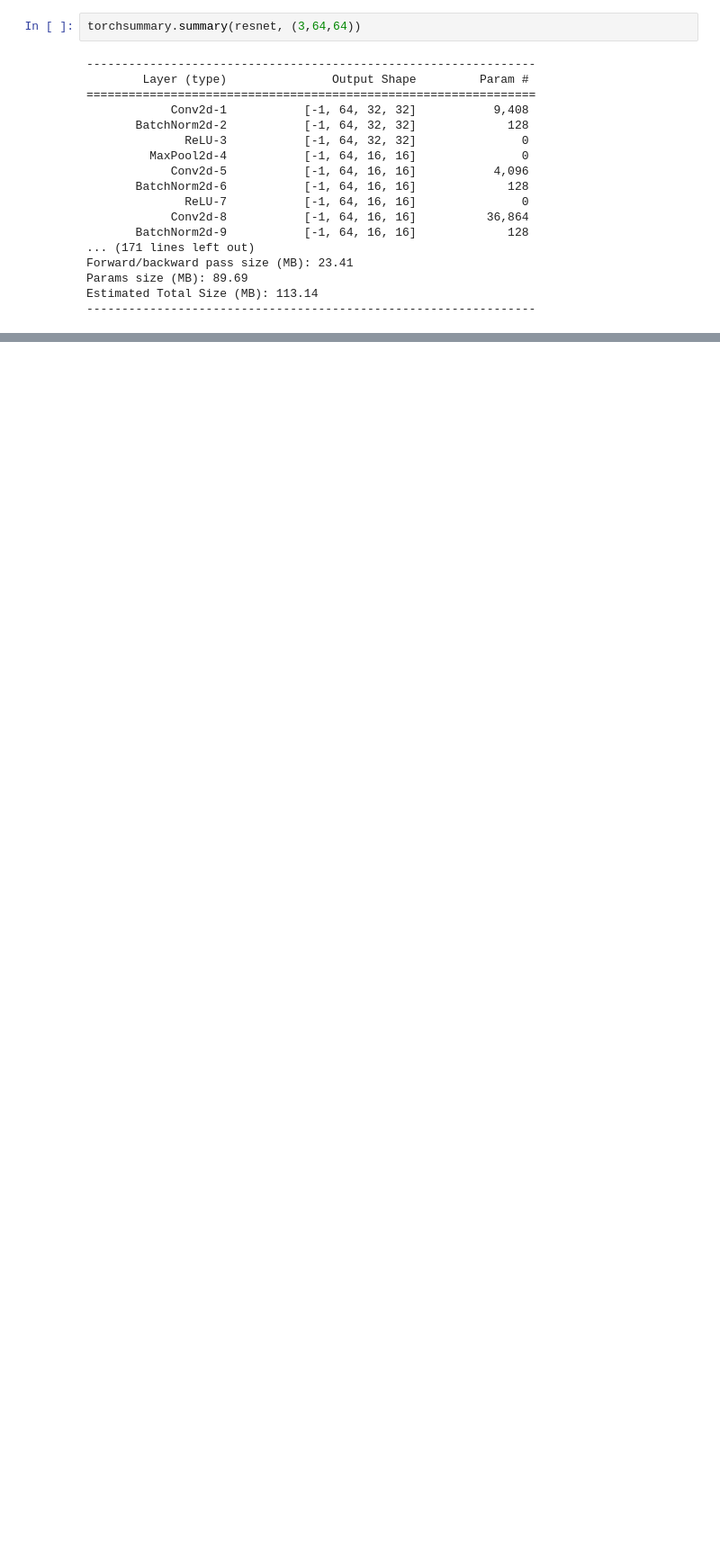
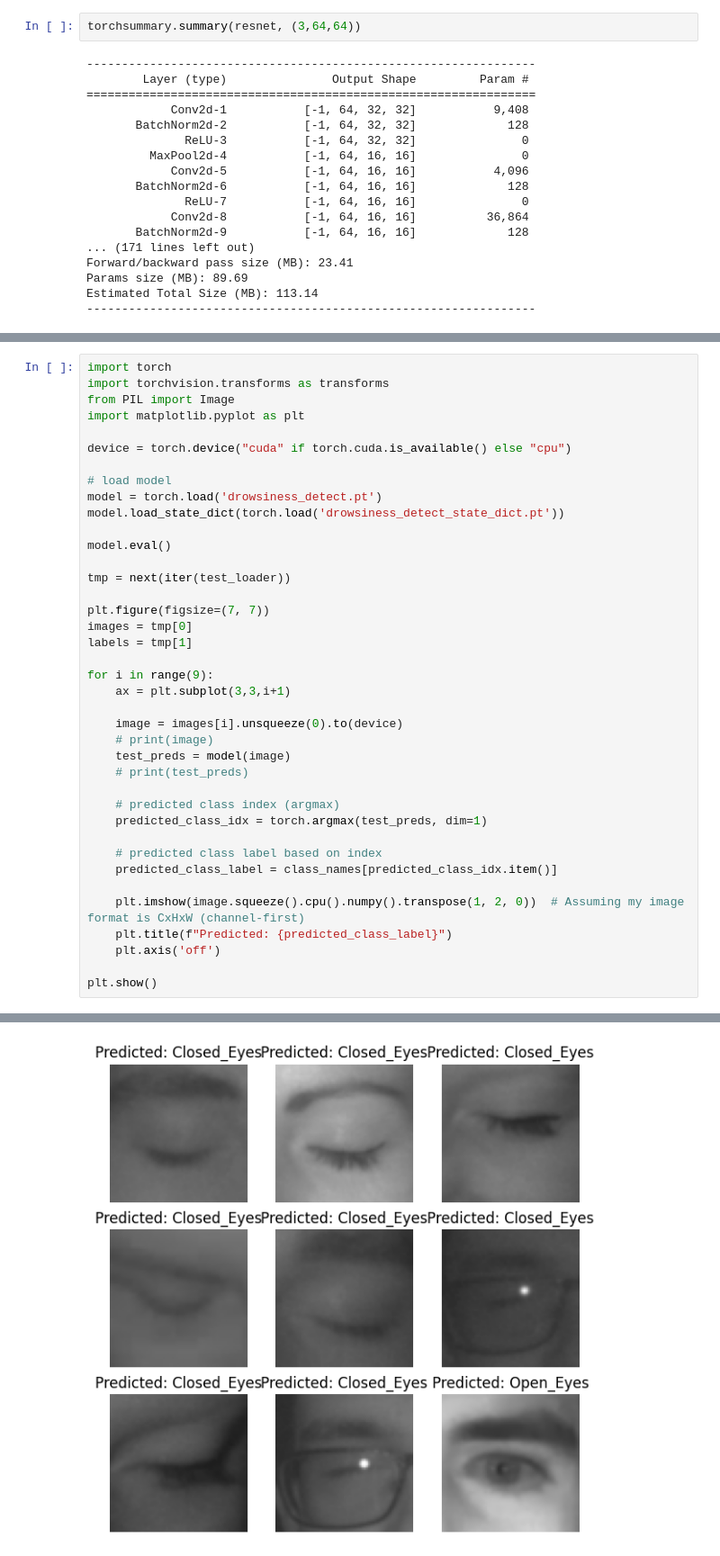
Before and after one commit to iznue/Ml_project, a Jupyter notebook: week8/drowsiness_detection/drowsiness_detection using pytorch.ipynb, the cells around one changed output, grey strips where cells are left out. Shown at 90% size. Cells and saved outputs as stored; diff of their text form; blank space fills up the shorter version.

Commit message:
pytorch_drowsiness_detection test_model

```diff
--- a/week8/drowsiness_detection/drowsiness_detection using pytorch.ipynb
+++ b/week8/drowsiness_detection/drowsiness_detection using pytorch.ipynb
@@ -316,3 +306,43 @@ test_loss, test_accuracy = test_step(resnet50, test_loader, loss_fn=loss_fn)
 print('ResNet test acc:  ', test_accuracy)
 # %% [output]
 ResNet test acc:   1.0
+# %%
+import torch
+import torchvision.transforms as transforms
+from PIL import Image
+import matplotlib.pyplot as plt
+
+device = torch.device("cuda" if torch.cuda.is_available() else "cpu")
+
+# load model
+model = torch.load('drowsiness_detect.pt')
+model.load_state_dict(torch.load('drowsiness_detect_state_dict.pt'))
+
+model.eval()
+
+tmp = next(iter(test_loader))
+
+plt.figure(figsize=(7, 7))
+images = tmp[0]
+labels = tmp[1]
+
+for i in range(9):
+    ax = plt.subplot(3,3,i+1)
+
+    image = images[i].unsqueeze(0).to(device)
+    # print(image)
+    test_preds = model(image)
+    # print(test_preds)
+
+    # predicted class index (argmax)
+    predicted_class_idx = torch.argmax(test_preds, dim=1)
+
+    # predicted class label based on index
+    predicted_class_label = class_names[predicted_class_idx.item()]
+
+    plt.imshow(image.squeeze().cpu().numpy().transpose(1, 2, 0))  # Assuming my image format is CxHxW (channel-first)
+    plt.title(f"Predicted: {predicted_class_label}")
+    plt.axis('off')
+
+plt.show()
+# %% [output]
@@ -318,0 +366 @@ ResNet test acc:   1.0
+[figure, added]
```
Also changed, not shown: parts of 12 cells of this notebook, 3 other files.
